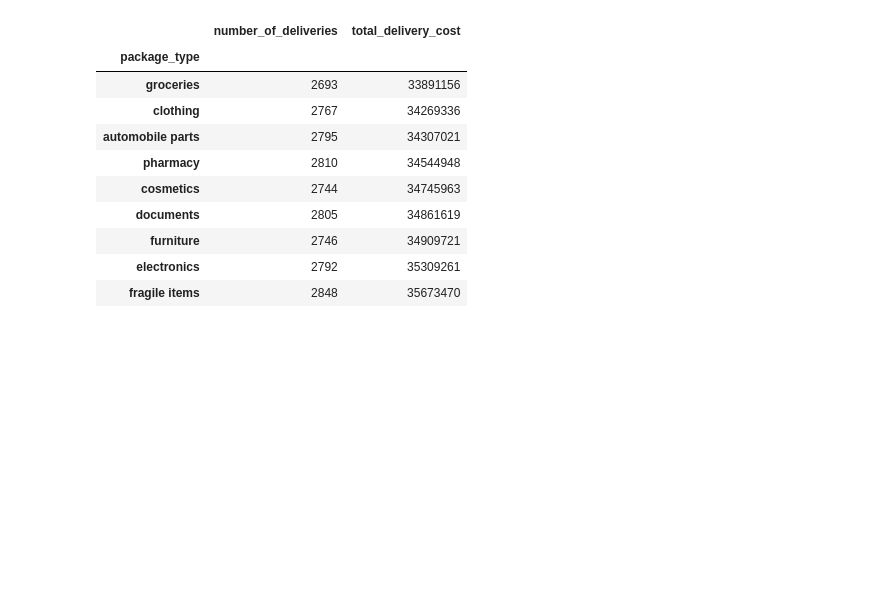
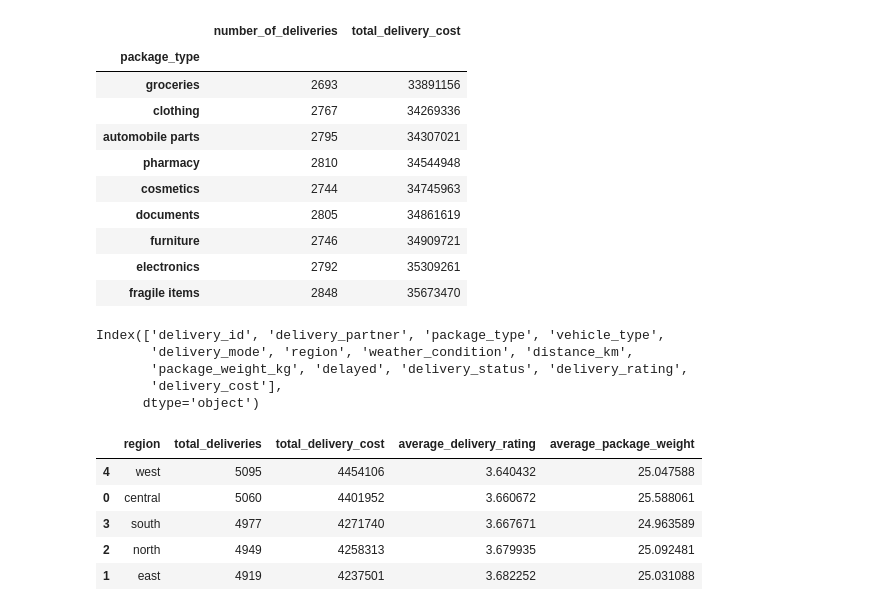
Before and after one commit to mahendra204/Python-Basics-Projects, a Jupyter notebook: Delivery Logistics EDA.ipynb, the cells around one changed output. Drawn from its saved outputs; the diff is of its cells as text; code cells hidden in the pictures; blank space fills up the shorter version.

```diff
--- a/Delivery Logistics EDA.ipynb
+++ b/Delivery Logistics EDA.ipynb
@@ -331,3 +331,31 @@ df.groupby('package_type')['delivery_id'].agg(
 | furniture | 2746 | 34909721 |
 | electronics | 2792 | 35309261 |
 | fragile items | 2848 | 35673470 |
+# %%
+df.columns
+# %% [output]
+Index(['delivery_id', 'delivery_partner', 'package_type', 'vehicle_type',
+       'delivery_mode', 'region', 'weather_condition', 'distance_km',
+       'package_weight_kg', 'delayed', 'delivery_status', 'delivery_rating',
+       'delivery_cost'],
+      dtype='object')
+# %%
+grouped_data_region_wise = (
+    df.groupby('region').agg(
+        total_deliveries=('delivery_id', 'count'),
+        total_delivery_cost=('delivery_cost', lambda x: int(x.sum())),
+        average_delivery_rating=('delivery_rating', 'mean'),
+        average_package_weight=('package_weight_kg', 'mean')
+    )
+    .reset_index()
+    .sort_values(by='total_deliveries', ascending=False)
+)
+# %%
+grouped_data_region_wise
+# %% [output]
+|  | region | total_deliveries | total_delivery_cost | average_delivery_rating | average_package_weight |
+| 4 | west | 5095 | 4454106 | 3.640432 | 25.047588 |
+| 0 | central | 5060 | 4401952 | 3.660672 | 25.588061 |
+| 3 | south | 4977 | 4271740 | 3.667671 | 24.963589 |
+| 2 | north | 4949 | 4258313 | 3.679935 | 25.092481 |
+| 1 | east | 4919 | 4237501 | 3.682252 | 25.031088 |
```
